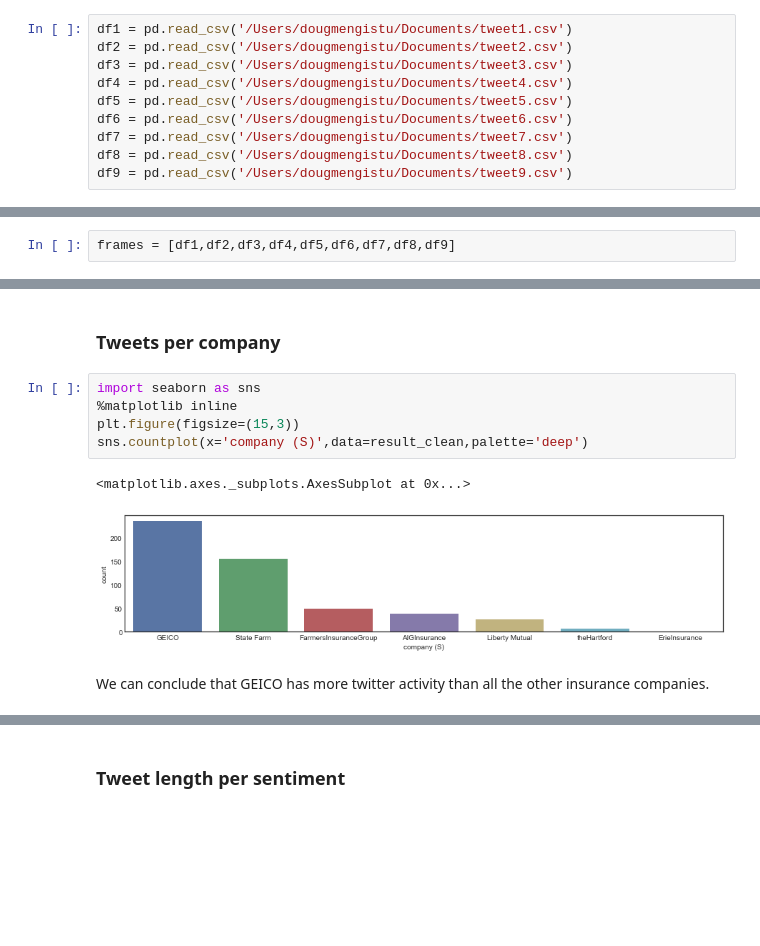
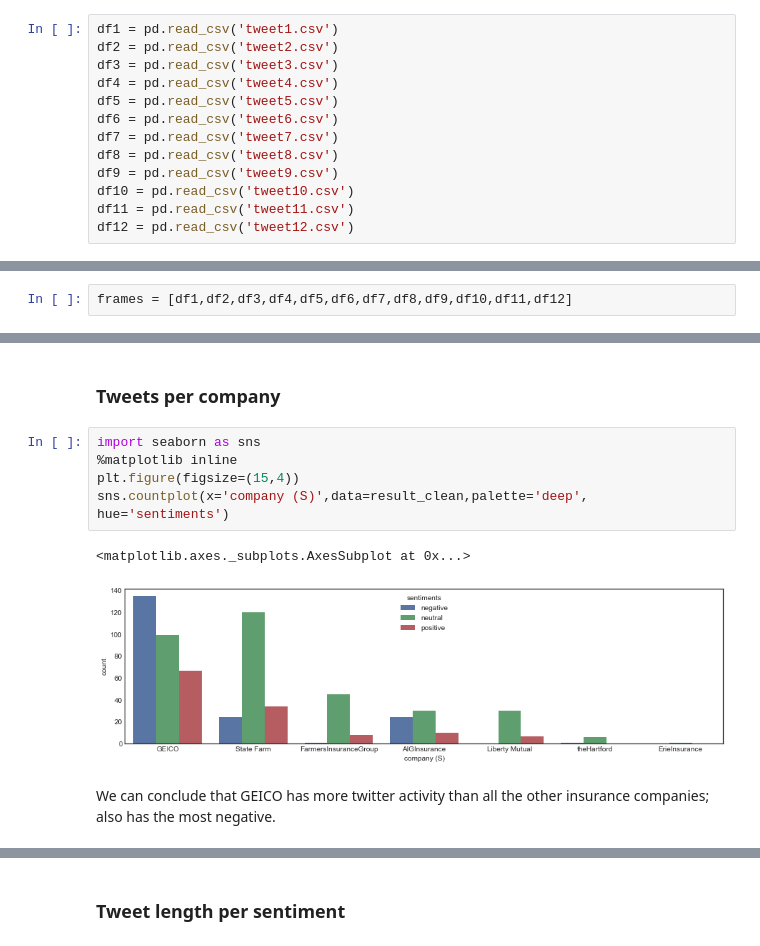
Before and after one commit to dagidebbe/Insurance-Sentiment, a Jupyter notebook: Insurance_Sentiment.ipynb, the cells around one changed output, grey strips where cells are left out. Saved outputs shown, nothing was run; the diff lists cells and outputs as text; blank space fills up the shorter version.

Commit message:
Tagged sentiments

```diff
--- a/Insurance_Sentiment.ipynb
+++ b/Insurance_Sentiment.ipynb
@@ -10,12 +10,15 @@ import string
 # %% [markdown]
 **Get data**
 # %%
-df1 = pd.read_csv('/Users/dougmengistu/Documents/tweet1.csv')
-df2 = pd.read_csv('/Users/dougmengistu/Documents/tweet2.csv')
-df3 = pd.read_csv('/Users/dougmengistu/Documents/tweet3.csv')
-df4 = pd.read_csv('/Users/dougmengistu/Documents/tweet4.csv')
-df5 = pd.read_csv('/Users/dougmengistu/Documents/tweet5.csv')
-df6 = pd.read_csv('/Users/dougmengistu/Documents/tweet6.csv')
-df7 = pd.read_csv('/Users/dougmengistu/Documents/tweet7.csv')
-df8 = pd.read_csv('/Users/dougmengistu/Documents/tweet8.csv')
-df9 = pd.read_csv('/Users/dougmengistu/Documents/tweet9.csv')
+df1 = pd.read_csv('tweet1.csv')
+df2 = pd.read_csv('tweet2.csv')
+df3 = pd.read_csv('tweet3.csv')
+df4 = pd.read_csv('tweet4.csv')
+df5 = pd.read_csv('tweet5.csv')
+df6 = pd.read_csv('tweet6.csv')
+df7 = pd.read_csv('tweet7.csv')
+df8 = pd.read_csv('tweet8.csv')
+df9 = pd.read_csv('tweet9.csv')
+df10 = pd.read_csv('tweet10.csv')
+df11 = pd.read_csv('tweet11.csv')
+df12 = pd.read_csv('tweet12.csv')
@@ -22,7 +27,7 @@ df9 = pd.read_csv('/Users/dougmengistu/Documents/tweet9.csv')
 # %% [markdown]
 **Concatinate the dataframes**
 # %%
-frames = [df1,df2,df3,df4,df5,df6,df7,df8,df9]
+frames = [df1,df2,df3,df4,df5,df6,df7,df8,df9,df10,df11,df12]
 # %%
 result = pd.concat(frames)
 # %%
@@ -107,10 +125,10 @@ See the caveats in the documentation: http://pandas.pydata.org/pandas-docs/stabl
 # %%
 import seaborn as sns
 %matplotlib inline
-plt.figure(figsize=(15,3))
-sns.countplot(x='company (S)',data=result_clean,palette='deep')
+plt.figure(figsize=(15,4))
+sns.countplot(x='company (S)',data=result_clean,palette='deep', hue='sentiments')
 # %% [output]
 <matplotlib.axes._subplots.AxesSubplot at 0x...>
-[figure, old version]
+[figure, new version]
 # %% [markdown]
-We can conclude that GEICO has more twitter activity than all the other insurance companies.
+We can conclude that GEICO has more twitter activity than all the other insurance companies; also has the most negative.
```
Also changed, not shown: parts of 42 cells of this notebook, 12 other files.
